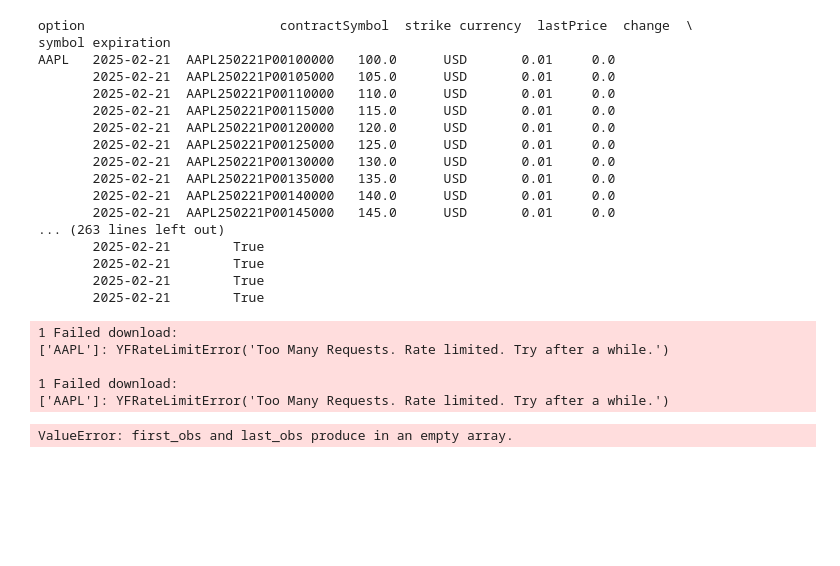
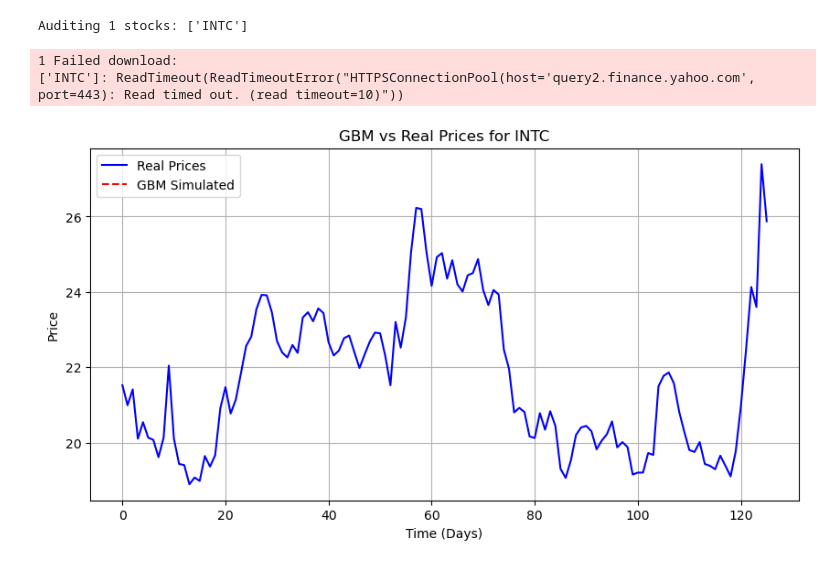
Before and after one commit to rflatley441/WheelTrader, a Jupyter notebook: CSP.ipynb, the cells around one changed output. Cells and saved outputs as stored; diff of their text form; code cells hidden in the pictures; blank space fills up the shorter version.

```diff
--- a/CSP.ipynb
+++ b/CSP.ipynb
@@ -333,33 +276,14 @@ def gbm_vs_real_graph(symbol, mu, sigma, period):
 # %%
 # Analyze a bunch of stocks
 # contracts = audit_csps(expiration_date = datetime(year=2025, month=2, day=21))
 
 # Analyze one stock
-contracts = audit_single_ticker(ticker="AAPL", expiration_date=datetime(year=2025, month=2, day=21))
+contracts = audit_stocks(tickers=["INTC"], expiration_date=datetime(year=2025, month=2, day=28))
 # %% [output]
-option                         contractSymbol  strike currency  lastPrice  change  \
-symbol expiration
-AAPL   2025-02-21  AAPL250221P00100000   100.0      USD       0.01     0.0
-       2025-02-21  AAPL250221P00105000   105.0      USD       0.01     0.0
-       2025-02-21  AAPL250221P00110000   110.0      USD       0.01     0.0
-       2025-02-21  AAPL250221P00115000   115.0      USD       0.01     0.0
-       2025-02-21  AAPL250221P00120000   120.0      USD       0.01     0.0
-       2025-02-21  AAPL250221P00125000   125.0      USD       0.01     0.0
-       2025-02-21  AAPL250221P00130000   130.0      USD       0.01     0.0
-       2025-02-21  AAPL250221P00135000   135.0      USD       0.01     0.0
-       2025-02-21  AAPL250221P00140000   140.0      USD       0.01     0.0
-       2025-02-21  AAPL250221P00145000   145.0      USD       0.01     0.0
-... (263 lines left out)
-       2025-02-21        True
-       2025-02-21        True
-       2025-02-21        True
-       2025-02-21        True
+Auditing 1 stocks: ['INTC']
 1 Failed download:
-['AAPL']: YFRateLimitError('Too Many Requests. Rate limited. Try after a while.')
-
-1 Failed download:
-['AAPL']: YFRateLimitError('Too Many Requests. Rate limited. Try after a while.')
+['INTC']: ReadTimeout(ReadTimeoutError("HTTPSConnectionPool(host='query2.finance.yahoo.com', port=443): Read timed out. (read timeout=10)"))
-ValueError: first_obs and last_obs produce in an empty array.
+[figure, added]
 # %%
 
 contracts = select_optimal_contract(contracts)
```
Also changed, not shown: parts of 4 cells of this notebook, 1 other file.
